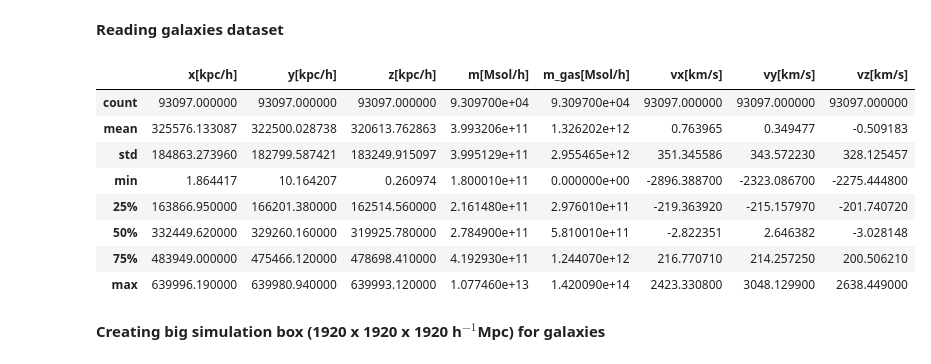
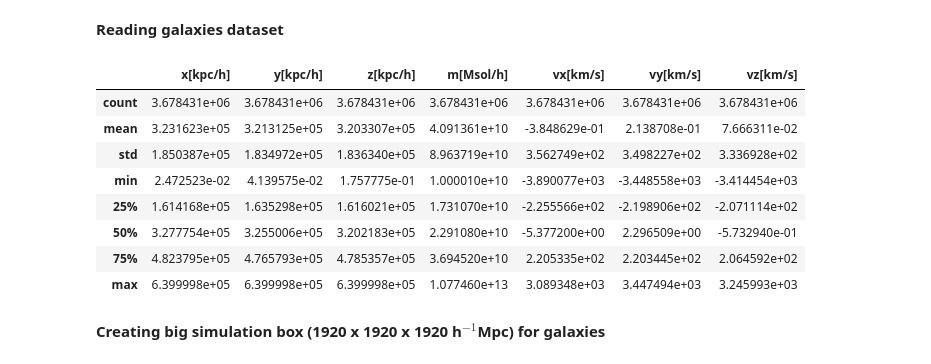
Before and after one commit to awaismirza92/velocity-reconstruction-and-kinetic-SZ, a Jupyter notebook: codes/velocity-reconstruction-big-sim-box.ipynb, the cells around one changed output. Drawn from its saved outputs; the diff is of its cells as text; code cells hidden in the pictures.

```diff
--- a/codes/velocity-reconstruction-big-sim-box.ipynb
+++ b/codes/velocity-reconstruction-big-sim-box.ipynb
@@ -53,22 +53,22 @@ def H(z):                           #hubble parameter (in km s^-1 Mpc^-1) using
 # %% [markdown]
 **Reading galaxies dataset**
 # %%
-
+%%time
 z = 0.42372720
 # data_address = '../input/magneticumsnap027z042-massfiltered/'
 data_address = 'Data/'
-df_gal = pd.read_csv(data_address + 'massive_galaxies.csv')      #massive_galaxies.csv contains galaxies with mass greater than 1.8 ×10^{11} h^{−1} M_sun as done by Tanimura et al. (2020)
+df_gal = pd.read_csv(data_address + 'massive_galaxies_10_10.csv')      #massive_galaxies.csv contains galaxies with mass greater than 1.8 ×10^{11} h^{−1} M_sun as done by Tanimura et al. (2020)
 df_gal.describe()
 # %% [output]
-|  | x[kpc/h] | y[kpc/h] | z[kpc/h] | m[Msol/h] | m_gas[Msol/h] | vx[km/s] | vy[km/s] | vz[km/s] |
-| count | 93097.000000 | 93097.000000 | 93097.000000 | 9.309700e+04 | 9.309700e+04 | 93097.000000 | 93097.000000 | 93097.000000 |
-| mean | 325576.133087 | 322500.028738 | 320613.762863 | 3.993206e+11 | 1.326202e+12 | 0.763965 | 0.349477 | -0.509183 |
-| std | 184863.273960 | 182799.587421 | 183249.915097 | 3.995129e+11 | 2.955465e+12 | 351.345586 | 343.572230 | 328.125457 |
-| min | 1.864417 | 10.164207 | 0.260974 | 1.800010e+11 | 0.000000e+00 | -2896.388700 | -2323.086700 | -2275.444800 |
-| 25% | 163866.950000 | 166201.380000 | 162514.560000 | 2.161480e+11 | 2.976010e+11 | -219.363920 | -215.157970 | -201.740720 |
-| 50% | 332449.620000 | 329260.160000 | 319925.780000 | 2.784900e+11 | 5.810010e+11 | -2.822351 | 2.646382 | -3.028148 |
-| 75% | 483949.000000 | 475466.120000 | 478698.410000 | 4.192930e+11 | 1.244070e+12 | 216.770710 | 214.257250 | 200.506210 |
-| max | 639996.190000 | 639980.940000 | 639993.120000 | 1.077460e+13 | 1.420090e+14 | 2423.330800 | 3048.129900 | 2638.449000 |
+|  | x[kpc/h] | y[kpc/h] | z[kpc/h] | m[Msol/h] | vx[km/s] | vy[km/s] | vz[km/s] |
+| count | 3.678431e+06 | 3.678431e+06 | 3.678431e+06 | 3.678431e+06 | 3.678431e+06 | 3.678431e+06 | 3.678431e+06 |
+| mean | 3.231623e+05 | 3.213125e+05 | 3.203307e+05 | 4.091361e+10 | -3.848629e-01 | 2.138708e-01 | 7.666311e-02 |
+| std | 1.850387e+05 | 1.834972e+05 | 1.836340e+05 | 8.963719e+10 | 3.562749e+02 | 3.498227e+02 | 3.336928e+02 |
+| min | 2.472523e-02 | 4.139575e-02 | 1.757775e-01 | 1.000010e+10 | -3.890077e+03 | -3.448558e+03 | -3.414454e+03 |
+| 25% | 1.614168e+05 | 1.635298e+05 | 1.616021e+05 | 1.731070e+10 | -2.255566e+02 | -2.198906e+02 | -2.071114e+02 |
+| 50% | 3.277754e+05 | 3.255006e+05 | 3.202183e+05 | 2.291080e+10 | -5.377200e+00 | 2.296509e+00 | -5.732940e-01 |
+| 75% | 4.823795e+05 | 4.765793e+05 | 4.785357e+05 | 3.694520e+10 | 2.205335e+02 | 2.203445e+02 | 2.064592e+02 |
+| max | 6.399998e+05 | 6.399998e+05 | 6.399998e+05 | 1.077460e+13 | 3.089348e+03 | 3.447494e+03 | 3.245993e+03 |
 # %% [markdown]
 **Creating big simulation box (1920 x 1920 x 1920 h$^{-1}$Mpc) for galaxies**
 # %%
```
Also changed, not shown: parts of 16 cells of this notebook.
